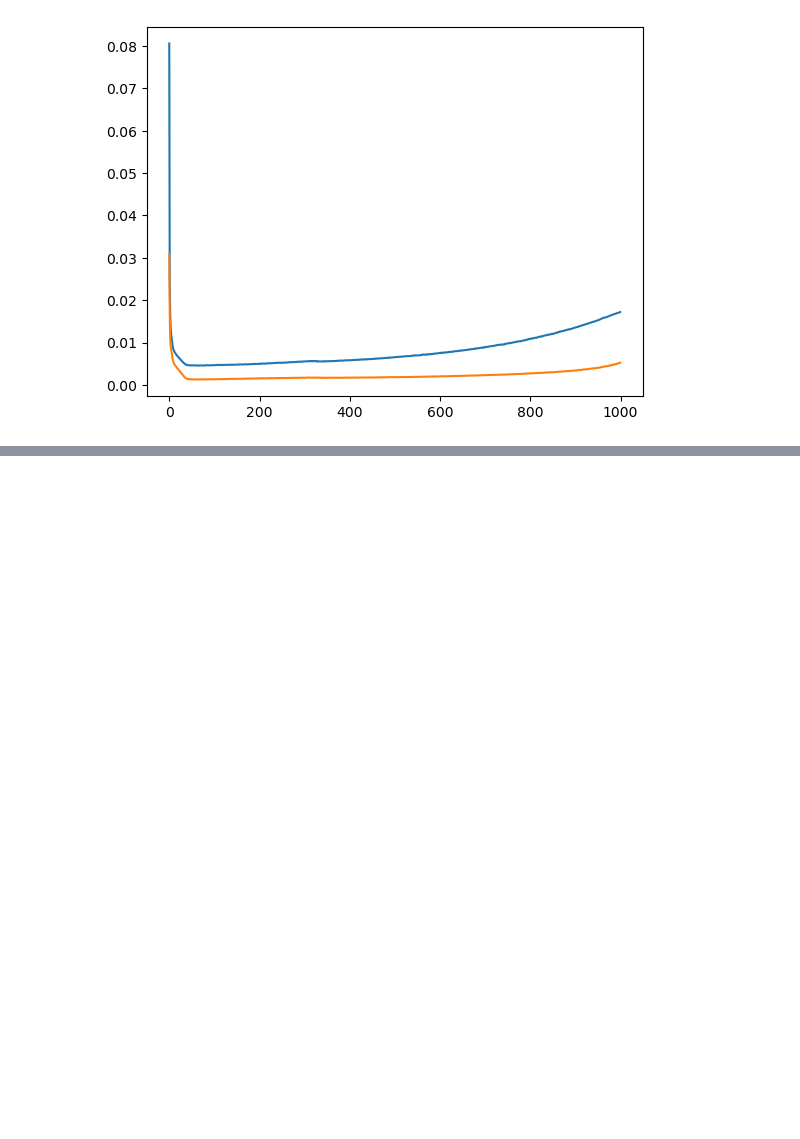
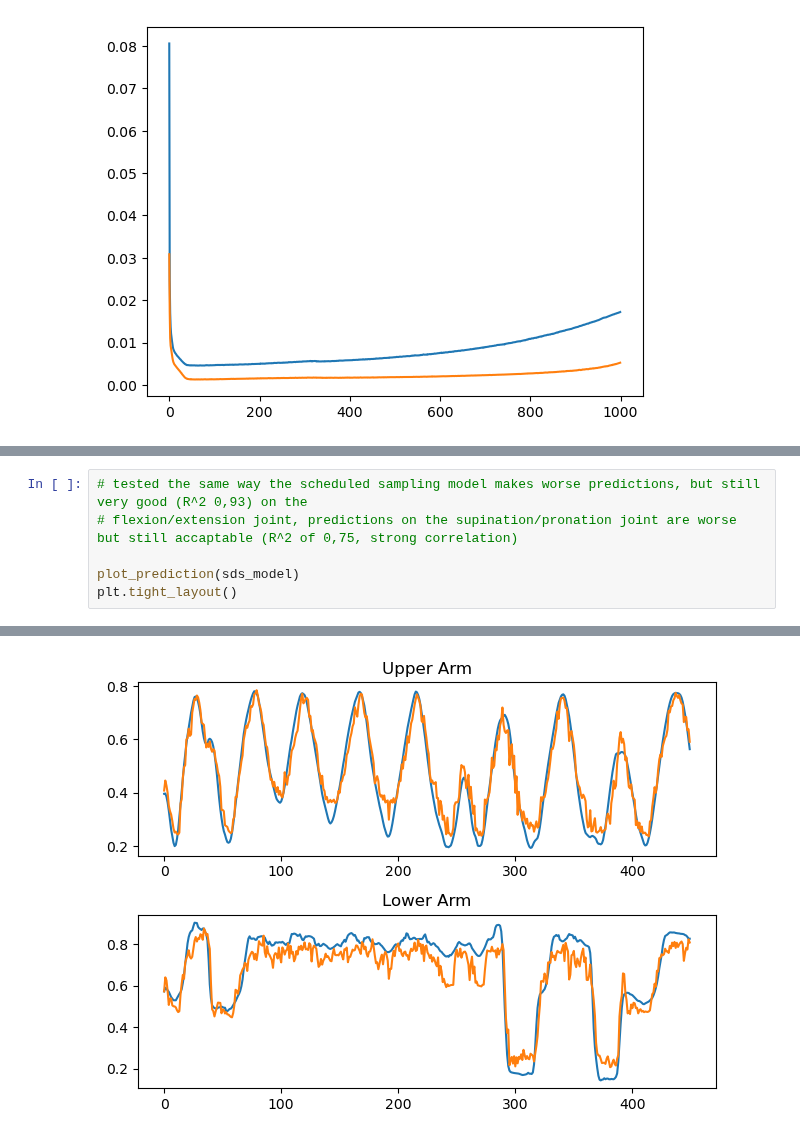
Before and after one commit to gjmm07/Masterthesis, a Jupyter notebook: NARX.ipynb, the cells around one changed output, grey strips where cells are left out. Drawn from its saved outputs; the diff is of its cells as text; blank space fills up the shorter version.

```diff
--- a/NARX.ipynb
+++ b/NARX.ipynb
@@ -511,0 +585,7 @@ Epoch 1000 / 1000        taking    94 sec        loss: 0.0172    val_loss 0.0052
+# %%
+# tested the same way the scheduled sampling model makes worse predictions, but still very good (R^2 0,93) on the
+# flexion/extension joint, predictions on the supination/pronation joint are worse but still accaptable (R^2 of 0,75, strong correlation)
+
+plot_prediction(sds_model)
+plt.tight_layout()
+# %% [output]
@@ -511,0 +593 @@ Epoch 1000 / 1000        taking    94 sec        loss: 0.0172    val_loss 0.0052
+[figure, added]
```
Also changed, not shown: parts of 21 cells of this notebook, 1 other file.
